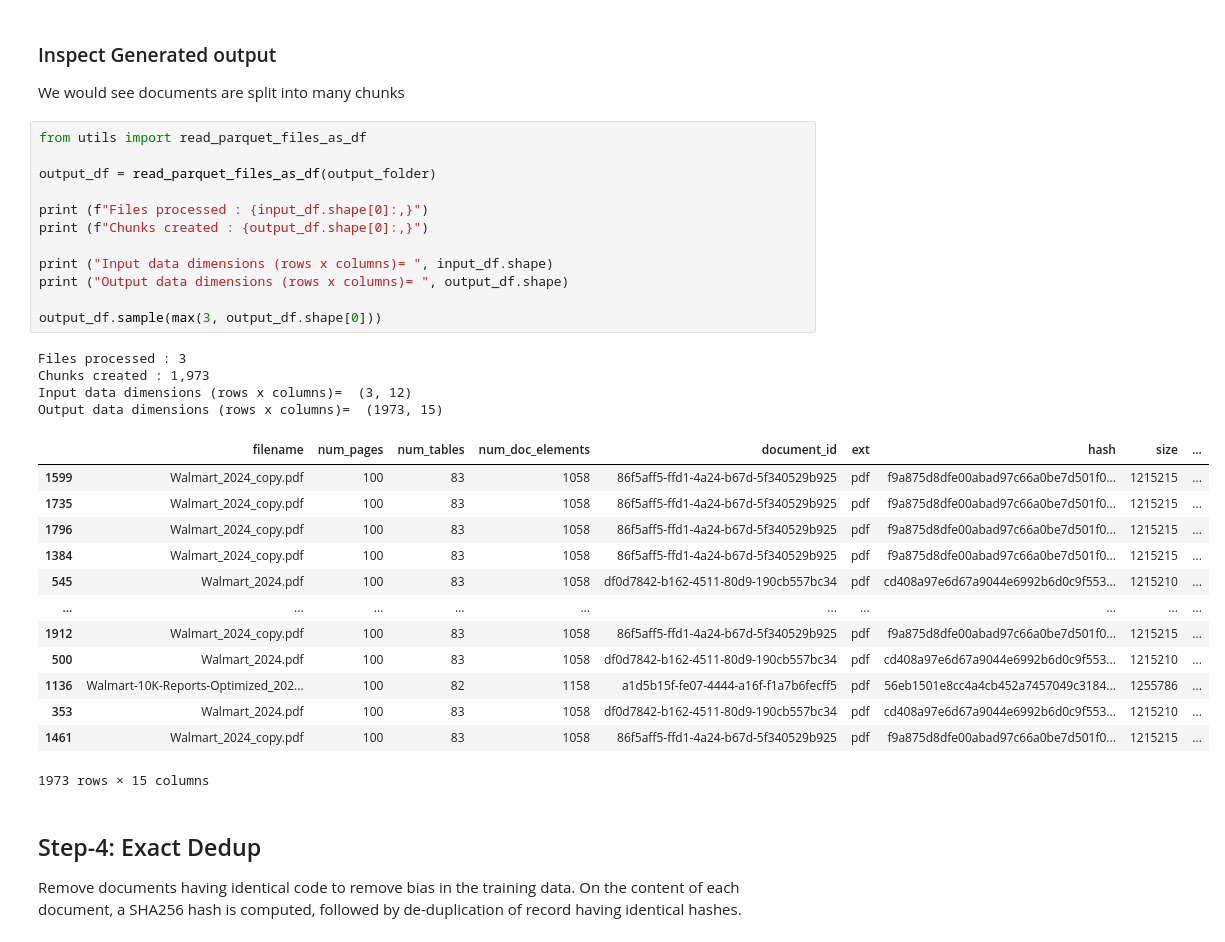
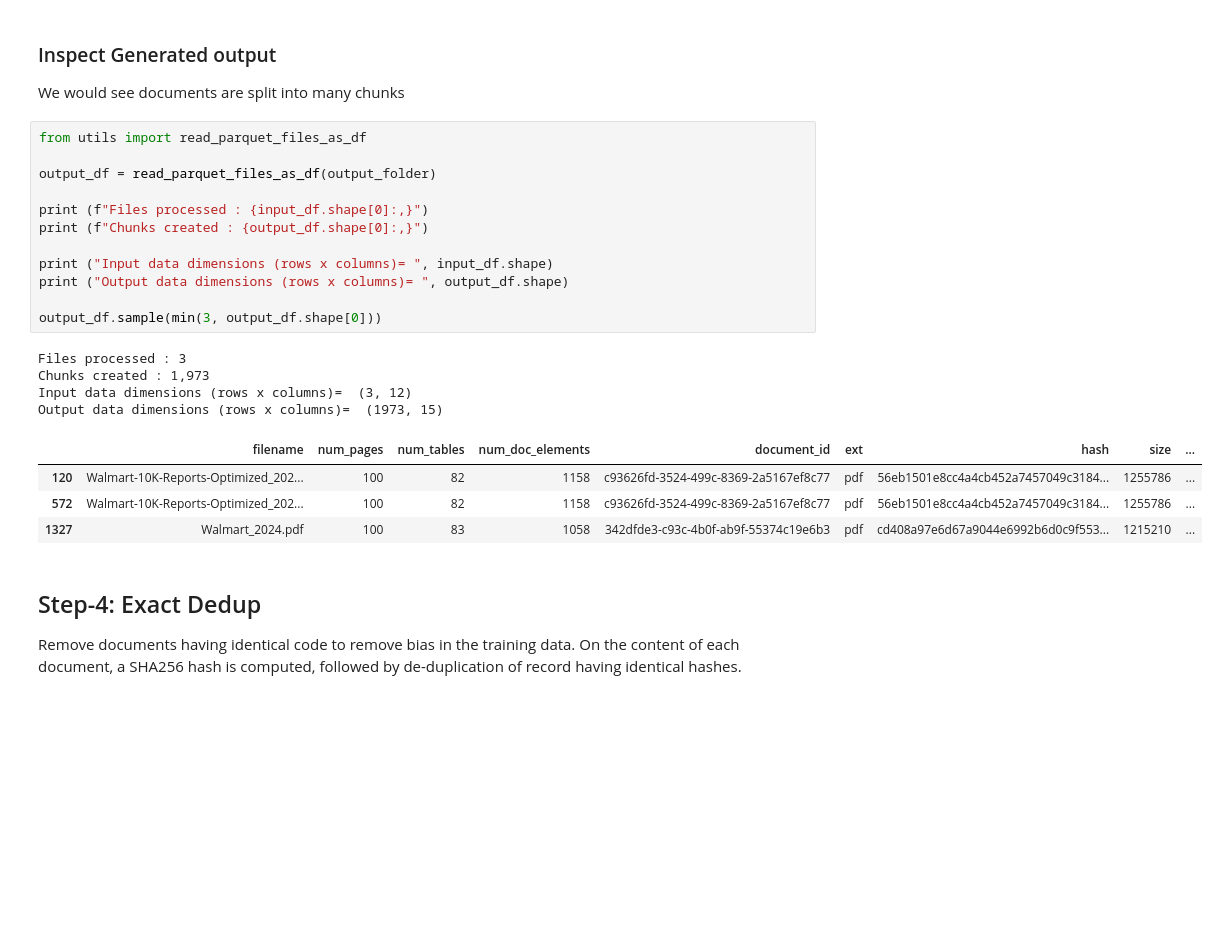
Before and after one commit to shahrokhDaijavad/data-prep-kit, a Jupyter notebook: examples/notebooks/rag/rag_1A_dpk_process_ray.ipynb, the cells around one changed output. Saved outputs shown, nothing was run; the diff lists cells and outputs as text; blank space fills up the shorter version.

```diff
--- a/examples/notebooks/rag/rag_1A_dpk_process_ray.ipynb
+++ b/examples/notebooks/rag/rag_1A_dpk_process_ray.ipynb
@@ -314,33 +312,24 @@ We would see documents are split into many chunks
 # %%
 from utils import read_parquet_files_as_df
 
 output_df = read_parquet_files_as_df(output_folder)
 
 print (f"Files processed : {input_df.shape[0]:,}")
 print (f"Chunks created : {output_df.shape[0]:,}")
 
 print ("Input data dimensions (rows x columns)= ", input_df.shape)
 print ("Output data dimensions (rows x columns)= ", output_df.shape)
 
-output_df.sample(max(3, output_df.shape[0]))
+output_df.sample(min(3, output_df.shape[0]))
 # %% [output]
 Files processed : 3
 Chunks created : 1,973
 Input data dimensions (rows x columns)=  (3, 12)
 Output data dimensions (rows x columns)=  (1973, 15)
 |  | filename | num_pages | num_tables | num_doc_elements | document_id | ext | hash | size | ... |
-| 1599 | Walmart_2024_copy.pdf | 100 | 83 | 1058 | 86f5aff5-ffd1-4a24-b67d-5f340529b925 | pdf | f9a875d8dfe00abad97c66a0be7d501f0... | 1215215 | ... |
-| 1735 | Walmart_2024_copy.pdf | 100 | 83 | 1058 | 86f5aff5-ffd1-4a24-b67d-5f340529b925 | pdf | f9a875d8dfe00abad97c66a0be7d501f0... | 1215215 | ... |
-| 1796 | Walmart_2024_copy.pdf | 100 | 83 | 1058 | 86f5aff5-ffd1-4a24-b67d-5f340529b925 | pdf | f9a875d8dfe00abad97c66a0be7d501f0... | 1215215 | ... |
-| 1384 | Walmart_2024_copy.pdf | 100 | 83 | 1058 | 86f5aff5-ffd1-4a24-b67d-5f340529b925 | pdf | f9a875d8dfe00abad97c66a0be7d501f0... | 1215215 | ... |
-| 545 | Walmart_2024.pdf | 100 | 83 | 1058 | df0d7842-b162-4511-80d9-190cb557bc34 | pdf | cd408a97e6d67a9044e6992b6d0c9f553... | 1215210 | ... |
-| ... | ... | ... | ... | ... | ... | ... | ... | ... | ... |
-| 1912 | Walmart_2024_copy.pdf | 100 | 83 | 1058 | 86f5aff5-ffd1-4a24-b67d-5f340529b925 | pdf | f9a875d8dfe00abad97c66a0be7d501f0... | 1215215 | ... |
-| 500 | Walmart_2024.pdf | 100 | 83 | 1058 | df0d7842-b162-4511-80d9-190cb557bc34 | pdf | cd408a97e6d67a9044e6992b6d0c9f553... | 1215210 | ... |
-| 1136 | Walmart-10K-Reports-Optimized_202... | 100 | 82 | 1158 | a1d5b15f-fe07-4444-a16f-f1a7b6fecff5 | pdf | 56eb1501e8cc4a4cb452a7457049c3184... | 1255786 | ... |
-| 353 | Walmart_2024.pdf | 100 | 83 | 1058 | df0d7842-b162-4511-80d9-190cb557bc34 | pdf | cd408a97e6d67a9044e6992b6d0c9f553... | 1215210 | ... |
-| 1461 | Walmart_2024_copy.pdf | 100 | 83 | 1058 | 86f5aff5-ffd1-4a24-b67d-5f340529b925 | pdf | f9a875d8dfe00abad97c66a0be7d501f0... | 1215215 | ... |
+| 120 | Walmart-10K-Reports-Optimized_202... | 100 | 82 | 1158 | c93626fd-3524-499c-8369-2a5167ef8c77 | pdf | 56eb1501e8cc4a4cb452a7457049c3184... | 1255786 | ... |
+| 572 | Walmart-10K-Reports-Optimized_202... | 100 | 82 | 1158 | c93626fd-3524-499c-8369-2a5167ef8c77 | pdf | 56eb1501e8cc4a4cb452a7457049c3184... | 1255786 | ... |
+| 1327 | Walmart_2024.pdf | 100 | 83 | 1058 | 342dfde3-c93c-4b0f-ab9f-55374c19e6b3 | pdf | cd408a97e6d67a9044e6992b6d0c9f553... | 1215210 | ... |
-1973 rows × 15 columns
 # %% [markdown]
 ## Step-4: Exact Dedup
 
```
Also changed, not shown: parts of 21 cells of this notebook, 5 other files.
